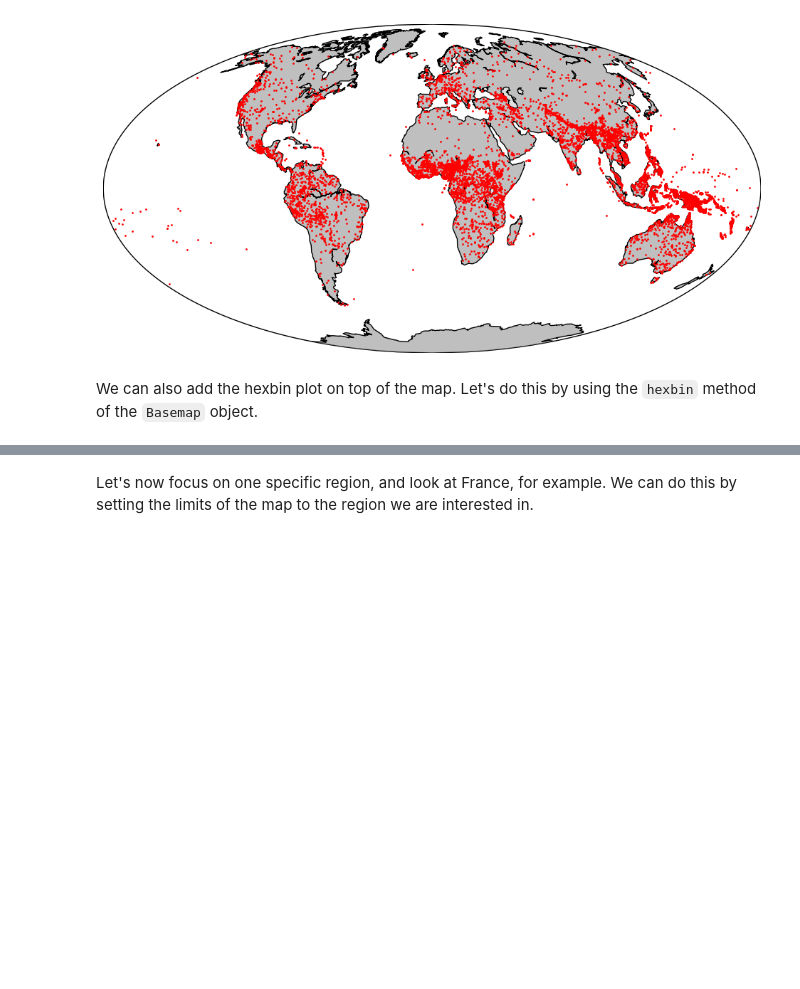
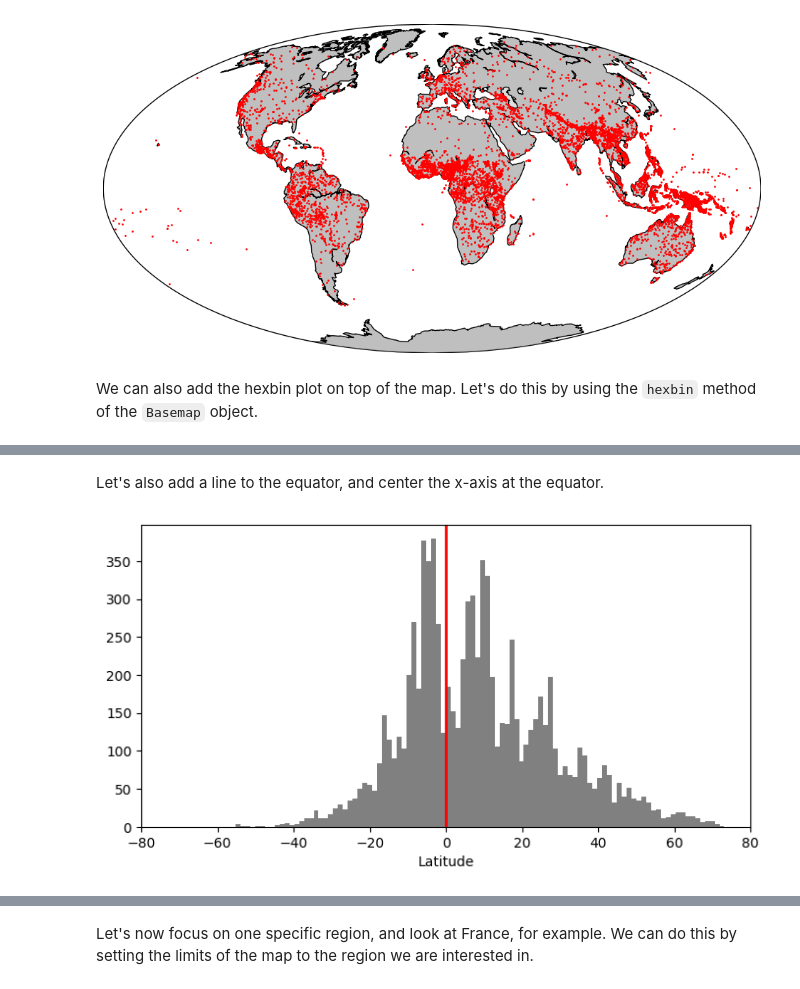
Before and after one commit to TYacinee/materiel_TALL, a Jupyter notebook: S1/TD1-linguistic-diversity.ipynb, the cells around one changed output, grey strips where cells are left out. Saved outputs shown, nothing was run; the diff lists cells and outputs as text; code cells hidden in the pictures; blank space fills up the shorter version.

```diff
--- a/S1/TD1-linguistic-diversity.ipynb
+++ b/S1/TD1-linguistic-diversity.ipynb
@@ -224,0 +267,13 @@ plt.show()
+# %% [markdown]
+Let's also add a line to the equator, and center the x-axis at the equator.
+# %%
+plt.figure(figsize=(8, 4))
+plt.hist(df_coord['latitude'], # latitude values
+         bins=100,
+         color='grey')
+plt.xlabel('Latitude') # set the label of the x-axis
+plt.axvline(x=0, color='red', lw=2) # add the equator
+plt.xlim(-80, 80)
+plt.show()
+# %% [output]
+[figure, added]
```
Also changed, not shown: parts of 45 cells of this notebook.
